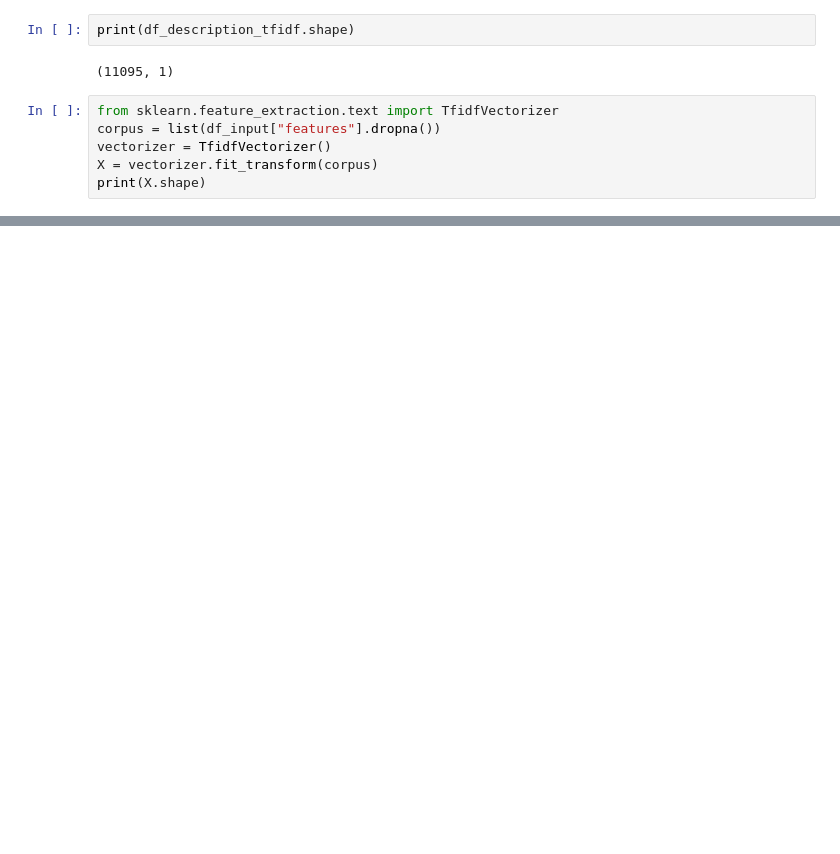
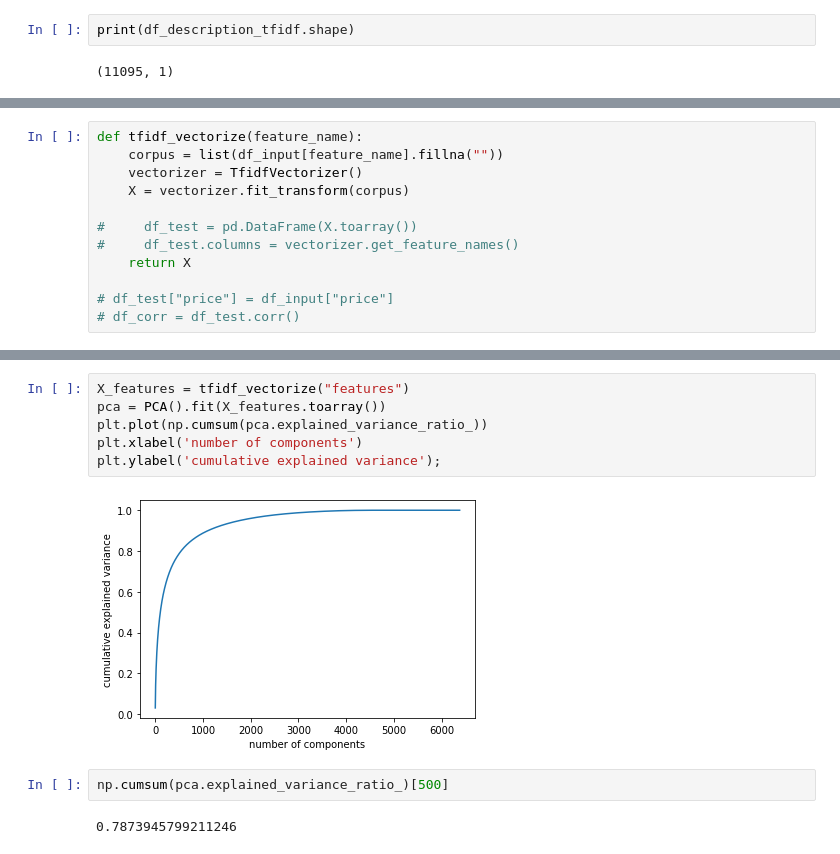
Before and after one commit to yy96/cs5228_project_MARS, a Jupyter notebook: notebooks/2. yy-feature-engineering.ipynb, the cells around one changed output, grey strips where cells are left out. Drawn from its saved outputs; the diff is of its cells as text; blank space fills up the shorter version.

```diff
--- a/notebooks/2. yy-feature-engineering.ipynb
+++ b/notebooks/2. yy-feature-engineering.ipynb
@@ -253,9 +265,3 @@ build_wordcloud(df_description_tfidf)
 print(df_description_tfidf.shape)
 # %% [output]
 (11095, 1)
-# %%
-from sklearn.feature_extraction.text import TfidfVectorizer
-corpus = list(df_input["features"].dropna())
-vectorizer = TfidfVectorizer()
-X = vectorizer.fit_transform(corpus)
-print(X.shape)
@@ -267,0 +268,12 @@ len(corpus)
+# %%
+def tfidf_vectorize(feature_name):
+    corpus = list(df_input[feature_name].fillna(""))
+    vectorizer = TfidfVectorizer()
+    X = vectorizer.fit_transform(corpus)
+
+#     df_test = pd.DataFrame(X.toarray())
+#     df_test.columns = vectorizer.get_feature_names()
+    return X
+
+# df_test["price"] = df_input["price"]
+# df_corr = df_test.corr()
@@ -267,0 +309,12 @@ len(corpus)
+# %%
+X_features = tfidf_vectorize("features")
+pca = PCA().fit(X_features.toarray())
+plt.plot(np.cumsum(pca.explained_variance_ratio_))
+plt.xlabel('number of components')
+plt.ylabel('cumulative explained variance');
+# %% [output]
+[figure, added]
+# %%
+np.cumsum(pca.explained_variance_ratio_)[500]
+# %% [output]
+0.7873945799211246
```
Also changed, not shown: parts of 52 cells of this notebook.
